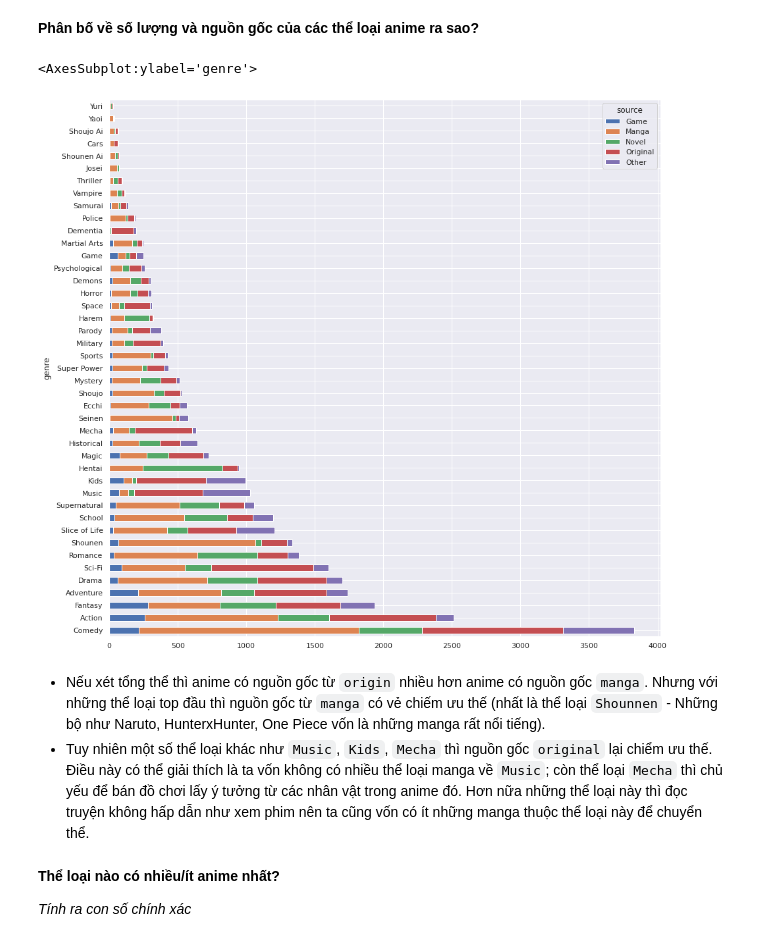
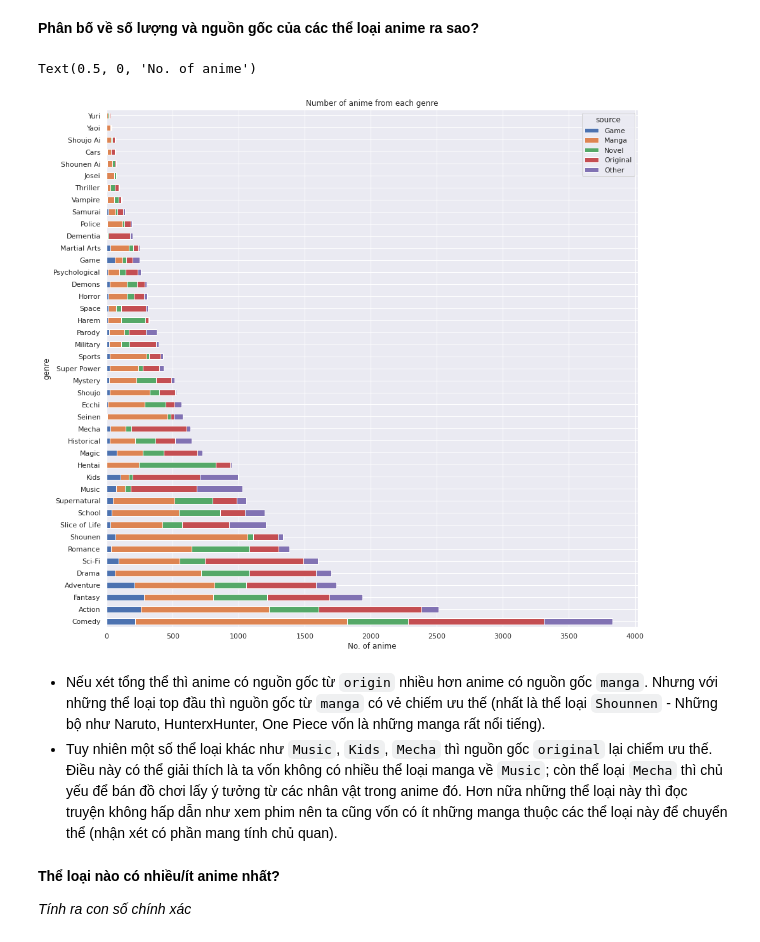
Before and after one commit to hungngocphat01/HCMUS-IntroDataSc-FinalProj, a Jupyter notebook: FINAL.ipynb, the cells around one changed output. Saved outputs shown, nothing was run; the diff lists cells and outputs as text; code cells hidden in the pictures.

```diff
--- a/FINAL.ipynb
+++ b/FINAL.ipynb
@@ -562,3 +562,5 @@ Các cột `background`, `premiered`, `broadcast`, `licensor`, `studio` có tỉ
+# %%
+animes_df.drop(['background', 'broadcast', 'licensor'], axis=1, inplace=True)
 # %% [markdown]
 ---
 # %% [markdown]
@@ -672,27 +682,35 @@ animes_df_copy.source = animes_df_copy.source.str.replace('(.*) novel', 'Novel',
 index = animes_df_copy.source.isin(['Novel', 'Original', 'Unknown', 'Manga', 'Game'])
 animes_df_copy.loc[~index, 'source'] = 'Other'
 # %%
-#Lấy ra các hàng không null của cột 'genre' và "làm phẳng"
+# Lấy ra các hàng không null của cột 'genre' và "làm phẳng"
 not_null_genre = animes_df_copy.loc[~animes_df.genre.isnull(), :]
 flatten_genre_df = not_null_genre.explode('genre')
-#Đếm tần số của từng thể loại
+# Đếm tần số của từng thể loại
 genre_count = flatten_genre_df.groupby(['genre', 'source']).size()
-#Chuyển multiindex thành dataframe
+# Chuyển multiindex thành dataframe
 genre_count = genre_count.unstack()
-#Bỏ cột unknown
+# Bỏ cột unknown
 del genre_count['Unknown']
-#Sắp xếp theo thứ tự tăng dần của số lượng anime trong từng thể loại
+# Sắp xếp theo thứ tự tăng dần của số lượng anime trong từng thể loại
 genre_count['sum'] = genre_count.sum(axis = 1)
 genre_count.sort_values('sum', ascending = False, inplace = True)
-#Vẽ biểu đồ
+# Vẽ biểu đồ
 del genre_count['sum']
-genre_count.plot(kind = 'barh', figsize = (15, 15), stacked = True)
+genre_count.plot(
+    kind = 'barh',
+    figsize = (15, 15),
+    stacked = True,
+    title='Number of anime from each genre'
+)
+
+ax = plt.gca()
+ax.set_xlabel('No. of anime')
 # %% [output]
-<AxesSubplot:ylabel='genre'>
+Text(0.5, 0, 'No. of anime')
-[figure, old version]
+[figure, new version]
 # %% [markdown]
 - Nếu xét tổng thể thì anime có nguồn gốc từ `origin` nhiều hơn anime có nguồn gốc `manga`. Nhưng với những thể loại top đầu thì nguồn gốc từ `manga` có vẻ chiếm ưu thế (nhất là thể loại `Shounnen` - Những bộ như Naruto, HunterxHunter, One Piece vốn là những manga rất nổi tiếng).
-- Tuy nhiên một số thể loại khác như `Music`, `Kids`, `Mecha` thì nguồn gốc `original` lại chiểm ưu thế. Điều này có thể giải thích là ta vốn không có nhiều thể loại manga về `Music`; còn thể loại `Mecha` thì chủ yếu để bán đồ chơi lấy ý tưởng từ các nhân vật trong anime đó. Hơn nữa những thể loại này thì đọc truyện không hấp dẫn như xem phim nên ta cũng vốn có ít những manga thuộc thể loại này để chuyển thể.
+- Tuy nhiên một số thể loại khác như `Music`, `Kids`, `Mecha` thì nguồn gốc `original` lại chiểm ưu thế. Điều này có thể giải thích là ta vốn không có nhiều thể loại manga về `Music`; còn thể loại `Mecha` thì chủ yếu để bán đồ chơi lấy ý tưởng từ các nhân vật trong anime đó. Hơn nữa những thể loại này thì đọc truyện không hấp dẫn như xem phim nên ta cũng vốn có ít những manga thuộc các thể loại này để chuyển thể (nhận xét có phần mang tính chủ quan).
 # %% [markdown]
 **Thể loại nào có nhiều/ít anime nhất?**
 
```
Also changed, not shown: parts of 13 cells of this notebook.
